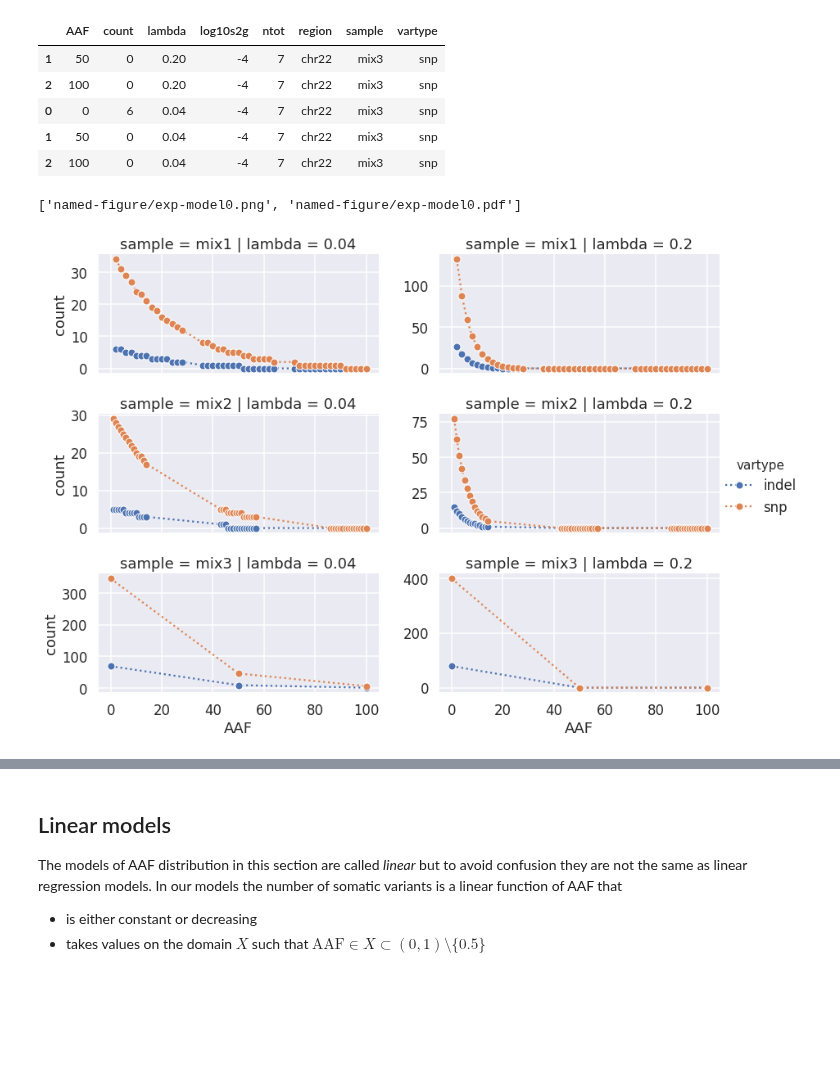
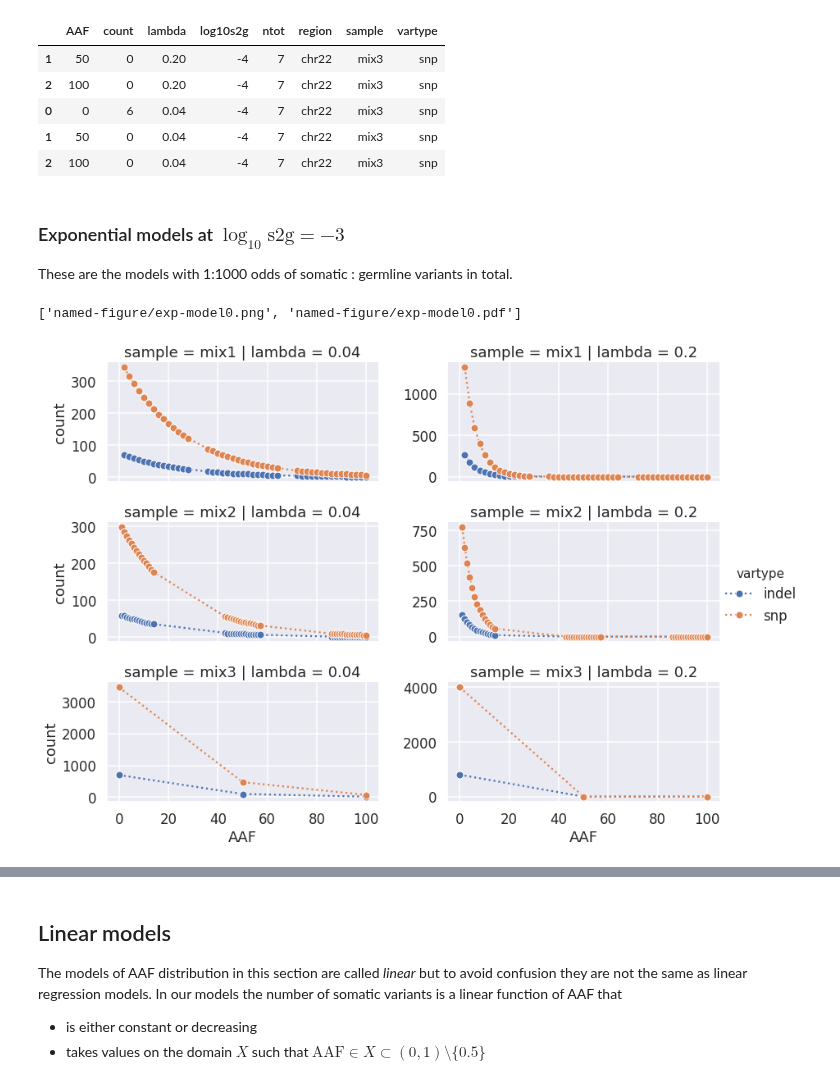
Before and after one commit to attilagk/BSM-research, a Jupyter notebook: notebook/2019-04-04-truth-sets-aaf/2019-04-04-truth-sets-aaf.ipynb, the cells around one changed output, grey strips where cells are left out. Saved outputs shown, nothing was run; the diff lists cells and outputs as text; code cells hidden in the pictures; blank space fills up the shorter version.

```diff
--- a/notebook/2019-04-04-truth-sets-aaf/2019-04-04-truth-sets-aaf.ipynb
+++ b/notebook/2019-04-04-truth-sets-aaf/2019-04-04-truth-sets-aaf.ipynb
@@ -201,9 +213,13 @@ expm.tail()
 | 0 | 0 | 6 | 0.04 | -4 | 7 | chr22 | mix3 | snp |
 | 1 | 50 | 0 | 0.04 | -4 | 7 | chr22 | mix3 | snp |
 | 2 | 100 | 0 | 0.04 | -4 | 7 | chr22 | mix3 | snp |
+# %% [markdown]
+### Exponential models at $\log_{10}\mathrm{s2g}=-3$
+
+These are the models with 1:1000 odds of somatic : germline variants in total.
 # %%
-fg = tsa.exp_model_plot0(expm)
+fg = tsa.exp_model_plot0(expm, log10s2g=-3, region='autosomes')
 attila_utils.savefig(fg, 'exp-model0')
 # %% [output]
 ['named-figure/exp-model0.png', 'named-figure/exp-model0.pdf']
-[figure, old version]
+[figure, new version]
```
Also changed, not shown: parts of 7 cells of this notebook, 1 other file.
